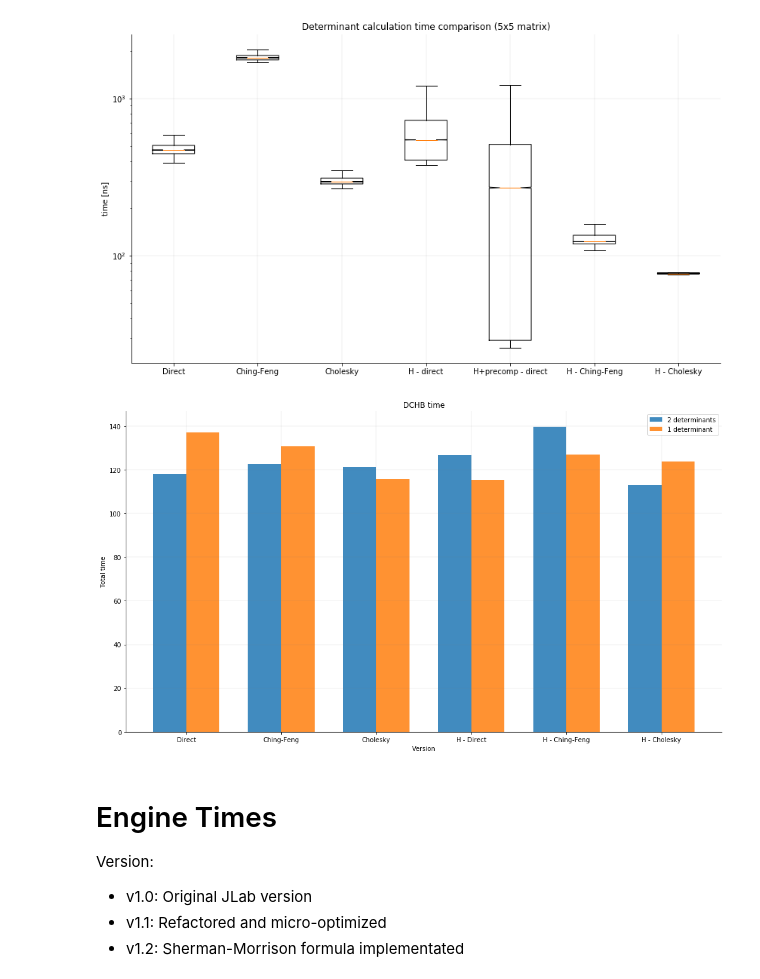
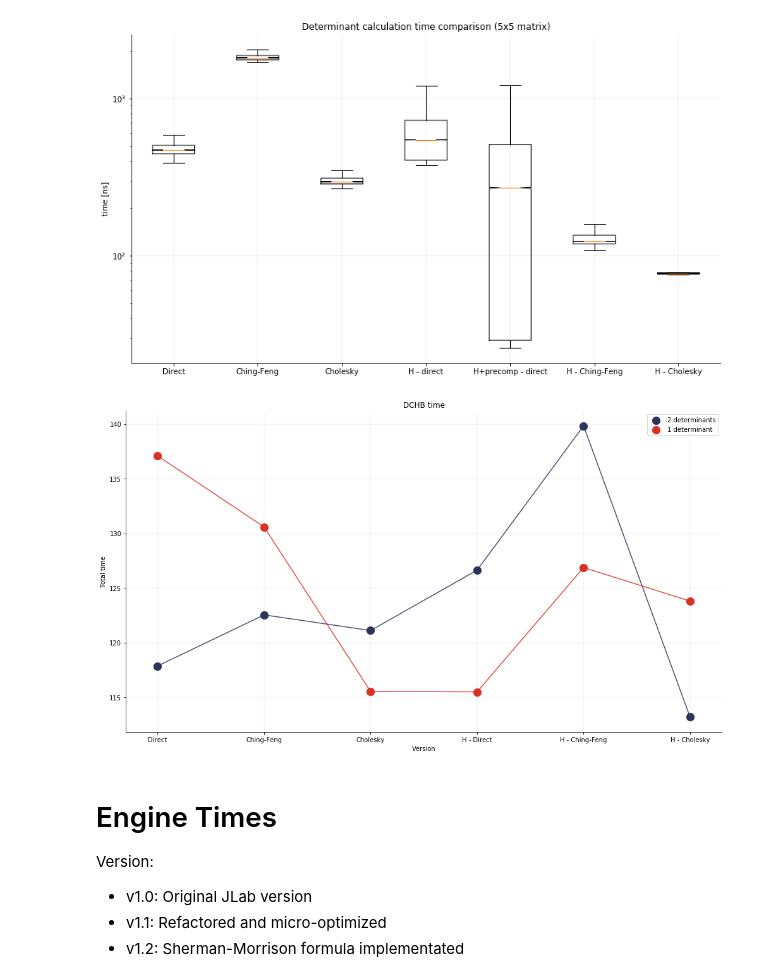
Before and after one commit to bleaktwig/clas12-data-and-tests, a Jupyter notebook: thesis_plots.ipynb, the cells around one changed output. Drawn from its saved outputs; the diff is of its cells as text; code cells hidden in the pictures.

```diff
--- a/thesis_plots.ipynb
+++ b/thesis_plots.ipynb
@@ -19,3 +13,16 @@ colors = ["#324F61", "#286F74", "#348F79", "#62AD70", "#A3C663", "#EFD85F",]
+# %%
+loglogalpha = 0.70
+baralpha    = 0.85
+
+plot_size = (14,8)
+red  = "#d93223"
+gray = "#c6c3ba"
+contrast_colors = ["#2d3359", "#f2cf63", "#f29544", "#f26d3d", "#d93223"]
+brightness_grad = ["#d93223", "#a4271a", "#6f1a11", "#3a0d08", "#120402"]
+hue_grad        = ["#2d3359", "#353356", "#3e3353", "#473351", "#50334e",
+                   "#58324b", "#603348", "#693246", "#723344", "#7a3341",
+                   "#83333e", "#8b333b", "#943339", "#9d3335", "#a63333",
+                   "#ae3230", "#b7332d", "#bf332b", "#c73328", "#d13225"]
 # %% [markdown]
 # File Reading
 # %%
@@ -156,32 +138,32 @@ boxplot(arrs, names, ylabel, title, showfliers=False, yscale="log")
 # %%
 names      = ["Direct", "Ching-Feng", "Cholesky", "H - Direct", "H - Ching-Feng", "H - Cholesky"]
 times_2det = np.array([117.87, 122.54, 121.11, 126.63, 139.82, 113.19])
 times_1det = np.array([137.08, 130.58, 115.54, 115.50, 126.87, 123.80])
 
-# TODO: Start with this plot in my thesis when comparing versions
 fig, ax = plt.subplots()
 
 fig.set_size_inches(plot_size)
 index = np.arange(len(names))
-bar_width = 0.35
 
-rects2det = plt.bar(index, times_2det, bar_width, alpha=baralpha, label="2 determinants")
-rects1det = plt.bar(index + bar_width, times_1det, bar_width, alpha=baralpha, label="1 determinant")
+scatter2 = plt.scatter(index, times_2det, s=150, c=contrast_colors[0], label="2 determinants")
+plot2    = plt.plot(   index, times_2det, c=contrast_colors[0], alpha=baralpha)
+scatter1 = plt.scatter(index, times_1det, s=150, c=contrast_colors[4], label="1 determinant")
+plot1    = plt.plot(   index, times_1det, c=contrast_colors[4], alpha=baralpha)
 
 plt.xlabel("Version")
 plt.ylabel("Total time")
 plt.title("DCHB time")
-plt.xticks(index + bar_width/2, names)
+plt.xticks(index, names)
 plt.legend()
 
 ax.spines['top'].set_visible(False)
 ax.spines['right'].set_visible(False)
 ax.grid(color='grey', linestyle='-', linewidth=0.25, alpha=0.5)
 
 plt.tight_layout()
 plt.show()
 # %% [output]
-[figure, old version]
+[figure, new version]
 # %% [markdown]
 # Engine Times
 
```
Also changed, not shown: parts of 8 cells of this notebook, 27 other files.
